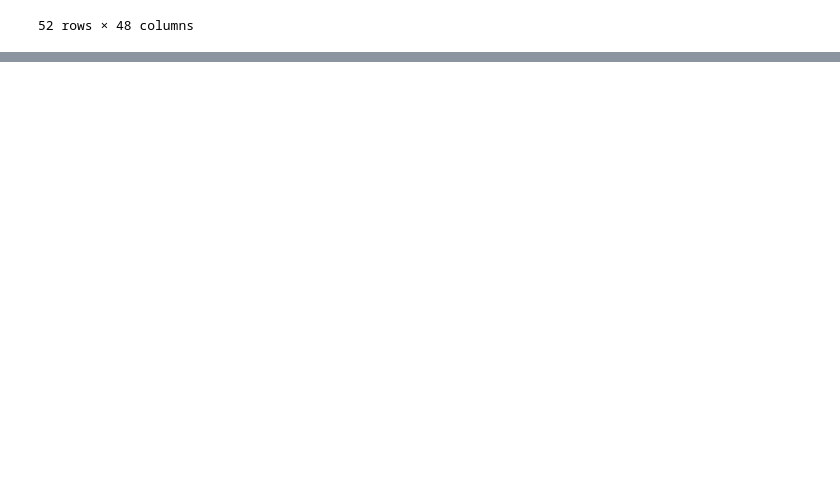
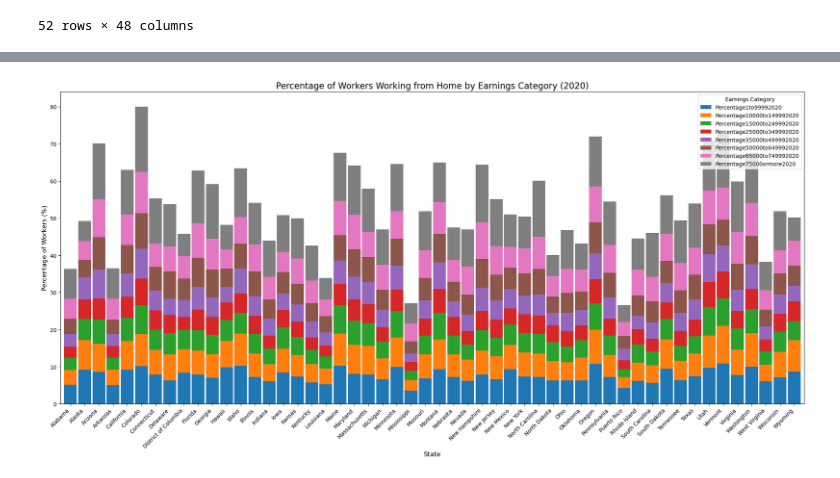
Before and after one commit to IvanDirigible/home-based-workers, a Jupyter notebook: Census_ACS_Data.ipynb, the cells around one changed output, grey strips where cells are left out. Drawn from its saved outputs; the diff is of its cells as text; code cells hidden in the pictures; blank space fills up the shorter version.

```diff
--- a/Census_ACS_Data.ipynb
+++ b/Census_ACS_Data.ipynb
@@ -433,3 +465,39 @@ final_percentage_2020_df
 | West Virginia | 6.05% | 4.53% | 3.62% | 3.08% | ... |
 | Wisconsin | 7.07% | 6.95% | 5.44% | 4.75% | ... |
 | Wyoming | 8.68% | 8.48% | 5.12% | 5.42% | ... |
+# %%
+# Remove commas, spaces, and any special characters in column names
+final_percentage_2020_df.columns = final_percentage_2020_df.columns.str.replace(r'[^A-Za-z0-9]', '', regex=True)
+
+# Define the categories (percentage columns)
+categories = [
+    'Percentage1to99992020',
+    'Percentage10000to149992020',
+    'Percentage15000to249992020',
+    'Percentage25000to349992020',
+    'Percentage35000to499992020',
+    'Percentage50000to649992020',
+    'Percentage65000to749992020',
+    'Percentage75000ormore2020'
+]
+
+# Clean percentage values: remove '%' and ',' and convert to float in one step
+final_percentage_2020_df[categories] = final_percentage_2020_df[categories].replace({'%': '', ',': ''}, regex=True).astype(float)
+
+# Create a stacked bar chart
+final_percentage_2020_df[categories].plot(kind='bar', stacked=True, figsize=(20, 10), width=0.9)
+
+# Add title and labels
+plt.title('Percentage of Workers Working from Home by Earnings Category (2020)', fontsize=16)
+plt.xlabel('State', fontsize=12)
+plt.ylabel('Percentage of Workers (%)', fontsize=12)
+plt.xticks(rotation=45, ha='right')  # Rotate state names to avoid overlap
+plt.legend(title="Earnings Category", loc='upper right')  # Move legend outside the plot
+
+# Adjust layout to prevent clipping
+plt.tight_layout()
+
+# Display the plot
+plt.show()
+# %% [output]
+[figure, added]
```
Also changed, not shown: parts of 18 cells of this notebook.
